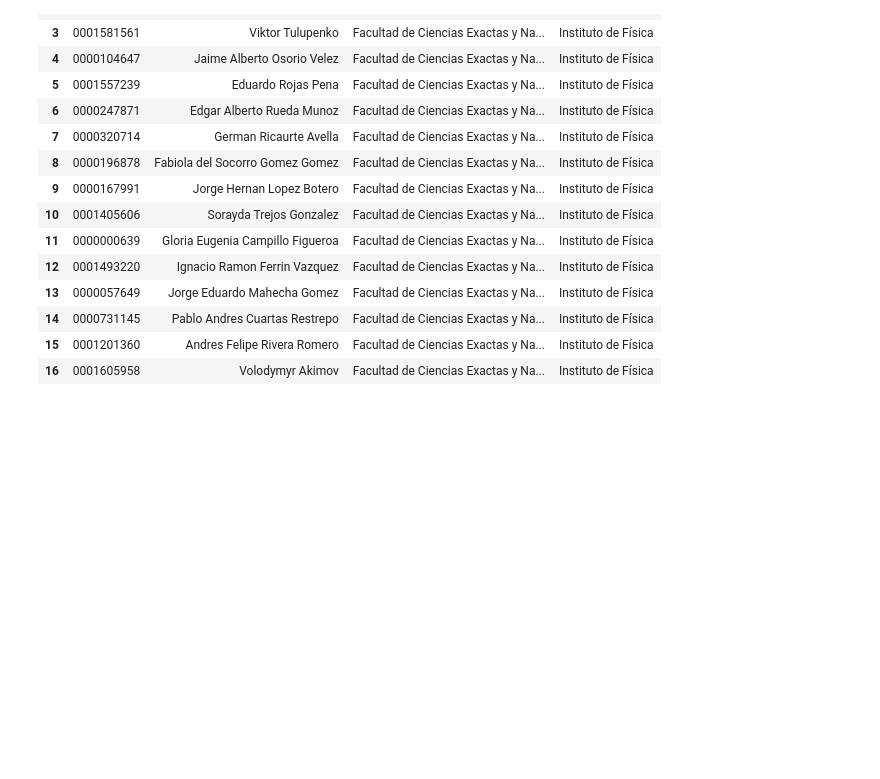
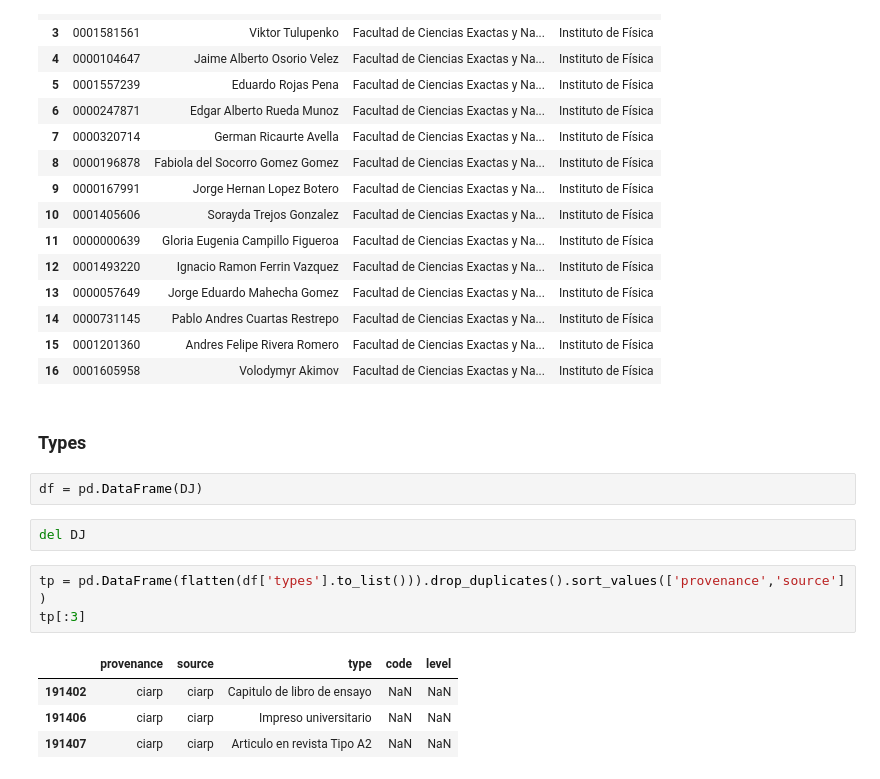
Before and after one commit to restrepo/udea.ipynb, a Jupyter notebook: udea.ipynb, the cells around one changed output. Drawn from its saved outputs; the diff is of its cells as text; blank space fills up the shorter version.

```diff
--- a/udea.ipynb
+++ b/udea.ipynb
@@ -486,3 +490,17 @@ in Instituto de Física
 | 14 | 0000731145 | Pablo Andres Cuartas Restrepo | Facultad de Ciencias Exactas y Na... | Instituto de Física |
 | 15 | 0001201360 | Andres Felipe Rivera Romero | Facultad de Ciencias Exactas y Na... | Instituto de Física |
 | 16 | 0001605958 | Volodymyr Akimov | Facultad de Ciencias Exactas y Na... | Instituto de Física |
+# %% [markdown]
+### Types
+# %%
+df = pd.DataFrame(DJ)
+# %%
+del DJ
+# %%
+tp = pd.DataFrame(flatten(df['types'].to_list())).drop_duplicates().sort_values(['provenance','source'] )
+tp[:3]
+# %% [output]
+|  | provenance | source | type | code | level |
+| 191402 | ciarp | ciarp | Capitulo de libro de ensayo | NaN | NaN |
+| 191406 | ciarp | ciarp | Impreso universitario | NaN | NaN |
+| 191407 | ciarp | ciarp | Articulo en revista Tipo A2 | NaN | NaN |
```
Also changed, not shown: parts of 27 cells of this notebook.
